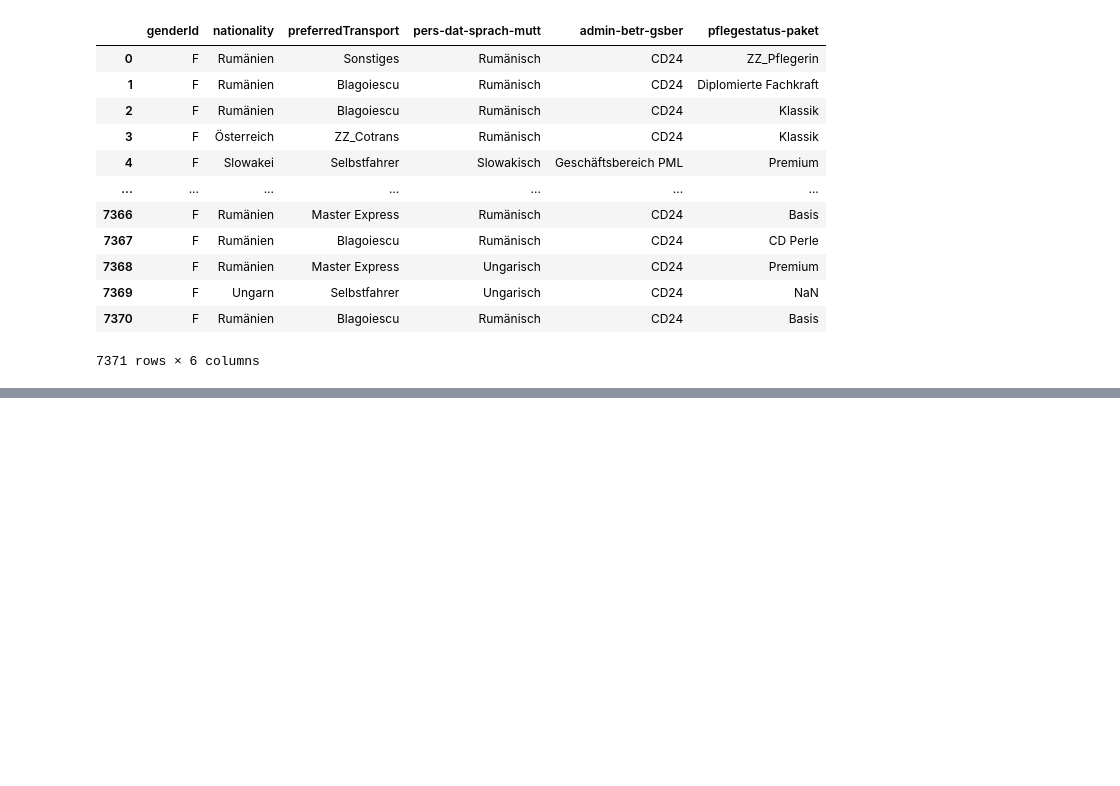
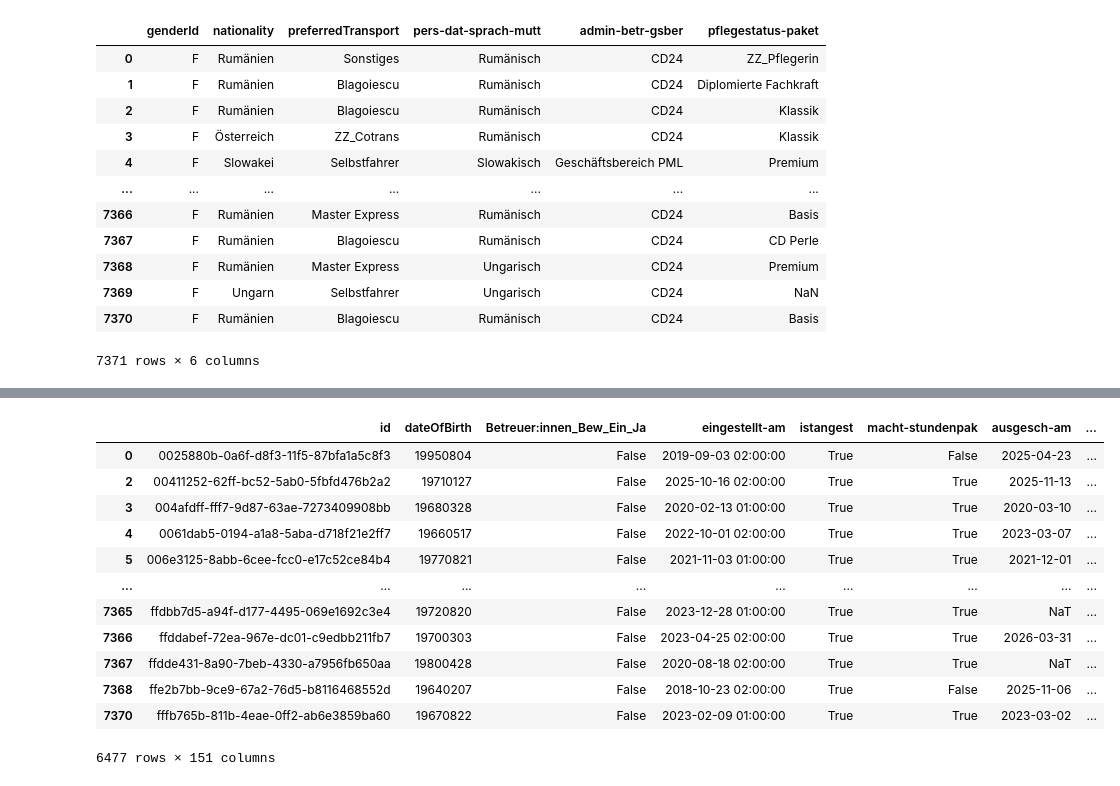
Before and after one commit to SirPoz/masterPipeline, a Jupyter notebook: exploratory data analysis/caregiverAnalysis.ipynb, the cells around one changed output, grey strips where cells are left out. Cells and saved outputs as stored; diff of their text form; code cells hidden in the pictures; blank space fills up the shorter version.

```diff
--- a/exploratory data analysis/caregiverAnalysis.ipynb
+++ b/exploratory data analysis/caregiverAnalysis.ipynb
@@ -145,0 +281,31 @@ df[summary[(summary["missing_%"] < 10) & (summary["dtype"] == "object") & (summa
+# %%
+
+df_dropped["eingestellt-am"] = pd.to_datetime(
+    df_dropped["eingestellt-am"].astype("string"),
+    format="%Y%m%d%H%M%S",
+    errors="coerce"
+)
+
+df_dropped["ausgesch-am"] = pd.to_datetime(
+    df_dropped["ausgesch-am"].astype("Int64").astype("string"),
+    format="%Y%m%d%H%M%S",
+    errors="coerce"
+)
+# %%
+df_y = df_dropped
+
+df_y
+# %% [output]
+|  | id | dateOfBirth | Betreuer:innen_Bew_Ein_Ja | eingestellt-am | istangest | macht-stundenpak | ausgesch-am | ... |
+| 0 | 0025880b-0a6f-d8f3-11f5-87bfa1a5c8f3 | 19950804 | False | 2019-09-03 02:00:00 | True | False | 2025-04-23 | ... |
+| 2 | 00411252-62ff-bc52-5ab0-5fbfd476b2a2 | 19710127 | False | 2025-10-16 02:00:00 | True | True | 2025-11-13 | ... |
+| 3 | 004afdff-fff7-9d87-63ae-7273409908bb | 19680328 | False | 2020-02-13 01:00:00 | True | True | 2020-03-10 | ... |
+| 4 | 0061dab5-0194-a1a8-5aba-d718f21e2ff7 | 19660517 | False | 2022-10-01 02:00:00 | True | True | 2023-03-07 | ... |
+| 5 | 006e3125-8abb-6cee-fcc0-e17c52ce84b4 | 19770821 | False | 2021-11-03 01:00:00 | True | True | 2021-12-01 | ... |
+| ... | ... | ... | ... | ... | ... | ... | ... | ... |
+| 7365 | ffdbb7d5-a94f-d177-4495-069e1692c3e4 | 19720820 | False | 2023-12-28 01:00:00 | True | True | NaT | ... |
+| 7366 | ffddabef-72ea-967e-dc01-c9edbb211fb7 | 19700303 | False | 2023-04-25 02:00:00 | True | True | 2026-03-31 | ... |
+| 7367 | ffdde431-8a90-7beb-4330-a7956fb650aa | 19800428 | False | 2020-08-18 02:00:00 | True | True | NaT | ... |
+| 7368 | ffe2b7bb-9ce9-67a2-76d5-b8116468552d | 19640207 | False | 2018-10-23 02:00:00 | True | False | 2025-11-06 | ... |
+| 7370 | fffb765b-811b-4eae-0ff2-ab6e3859ba60 | 19670822 | False | 2023-02-09 01:00:00 | True | True | 2023-03-02 | ... |
+6477 rows × 151 columns
```
Also changed, not shown: parts of 24 cells of this notebook, 6 other files.
